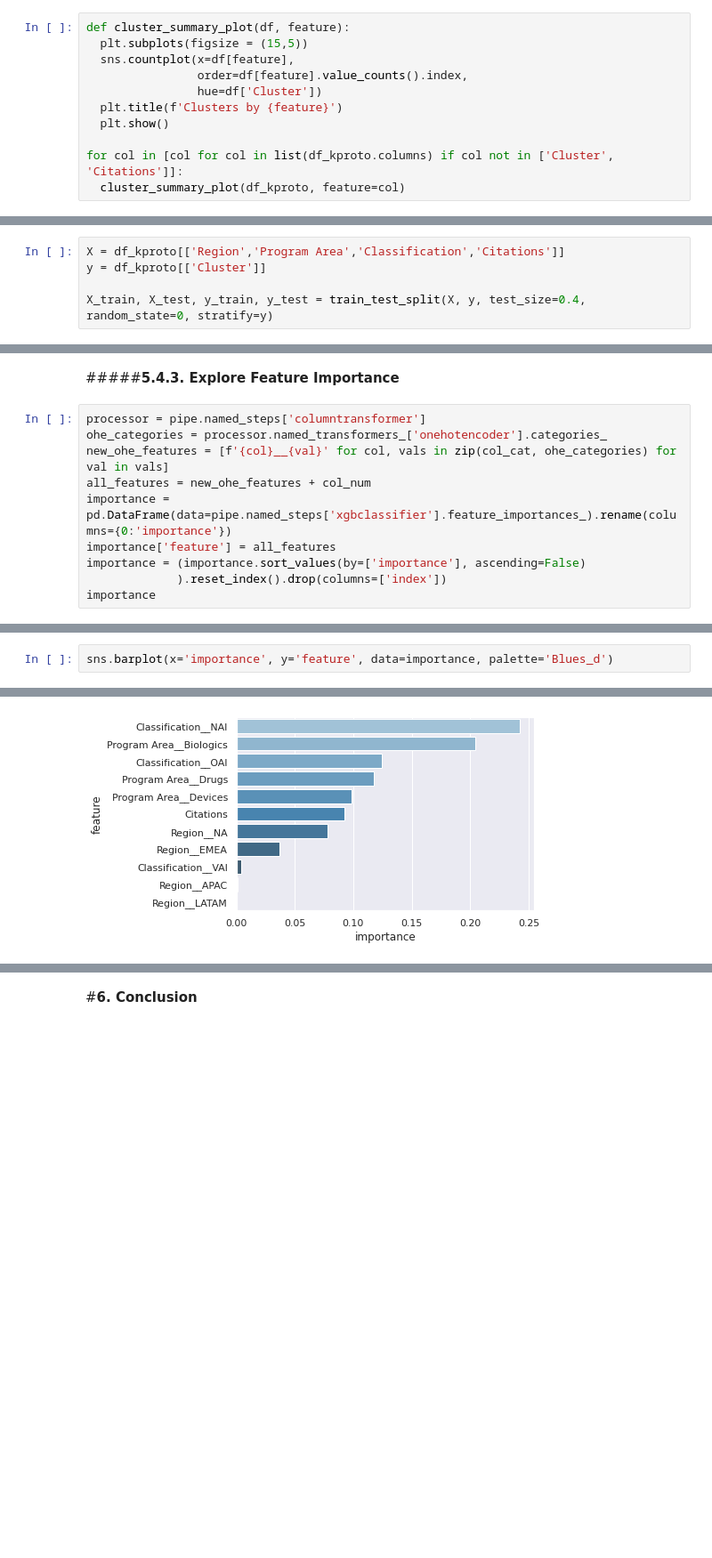
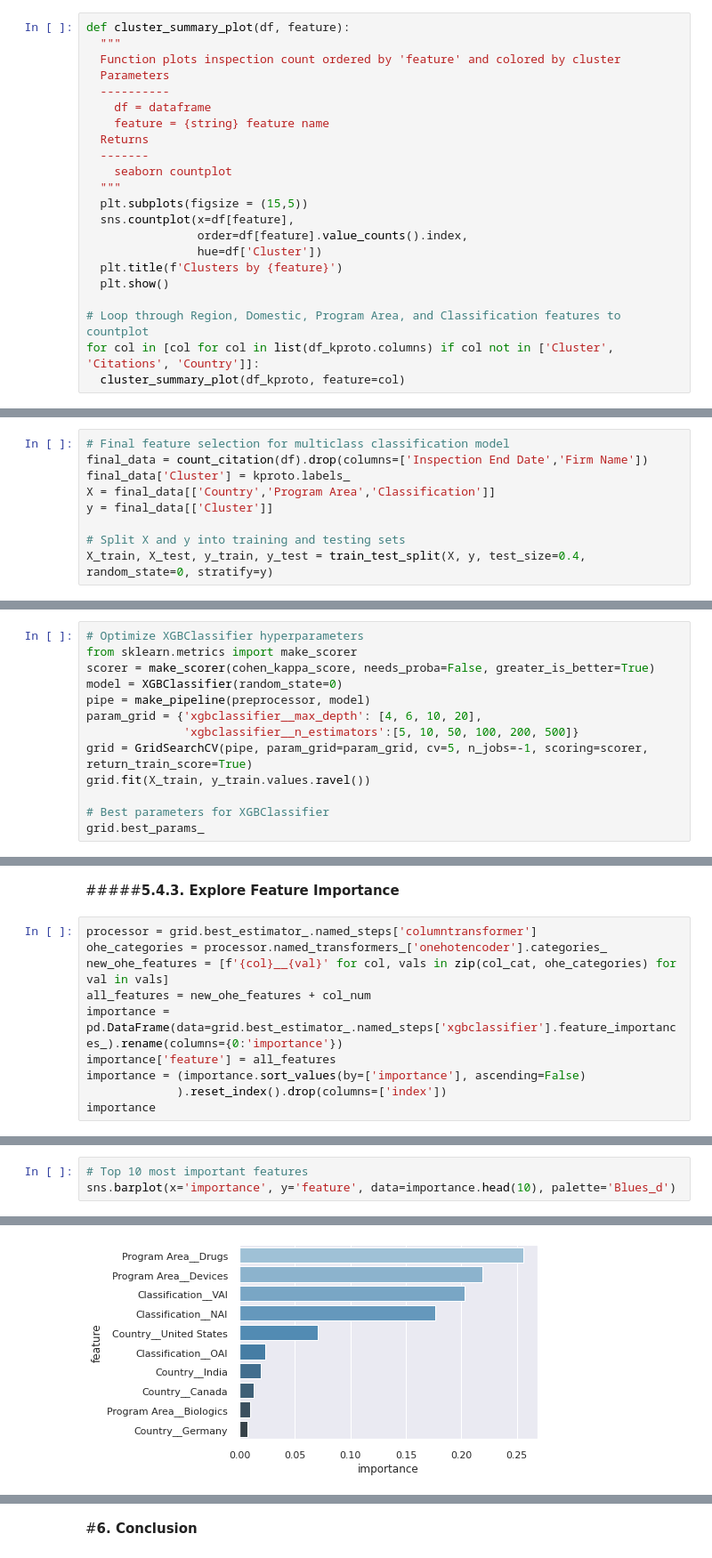
Before and after one commit to hugo-ta/Regulatory-Inspections, a Jupyter notebook: FDA_Observations_Cluster_Analysis_KPrototypes_UMAP.ipynb, the cells around one changed output, grey strips where cells are left out. Shown at 89% size. Saved outputs shown, nothing was run; the diff lists cells and outputs as text; blank space fills up the shorter version.

```diff
--- a/FDA_Observations_Cluster_Analysis_KPrototypes_UMAP.ipynb
+++ b/FDA_Observations_Cluster_Analysis_KPrototypes_UMAP.ipynb
@@ -537,5 +588,15 @@ After assiging inspections to clusters, we visually explore characteristics of e
 # %%
 def cluster_summary_plot(df, feature):
+  """
+  Function plots inspection count ordered by 'feature' and colored by cluster
+  Parameters
+  ----------
+    df = dataframe
+    feature = {string} feature name
+  Returns
+  -------
+    seaborn countplot
+  """
   plt.subplots(figsize = (15,5))
   sns.countplot(x=df[feature],
                 order=df[feature].value_counts().index,
@@ -543,6 +604,7 @@ def cluster_summary_plot(df, feature):
   plt.title(f'Clusters by {feature}')
   plt.show()
 
-for col in [col for col in list(df_kproto.columns) if col not in ['Cluster', 'Citations']]:
+# Loop through Region, Domestic, Program Area, and Classification features to countplot
+for col in [col for col in list(df_kproto.columns) if col not in ['Cluster', 'Citations', 'Country']]:
   cluster_summary_plot(df_kproto, feature=col)
 # %% [output]
@@ -585,7 +655,11 @@ Lastly, we build a multi-class classification model to predict clusters as a mea
 # %% [markdown]
 #####**5.4.1. Construct Model Pipeline**
 # %%
-X = df_kproto[['Region','Program Area','Classification','Citations']]
-y = df_kproto[['Cluster']]
+# Final feature selection for multiclass classification model
+final_data = count_citation(df).drop(columns=['Inspection End Date','Firm Name'])
+final_data['Cluster'] = kproto.labels_
+X = final_data[['Country','Program Area','Classification']]
+y = final_data[['Cluster']]
 
+# Split X and y into training and testing sets
 X_train, X_test, y_train, y_test = train_test_split(X, y, test_size=0.4, random_state=0, stratify=y)
@@ -639,0 +768,13 @@ Pipeline(memory=None,
+# %%
+# Optimize XGBClassifier hyperparameters
+from sklearn.metrics import make_scorer
+scorer = make_scorer(cohen_kappa_score, needs_proba=False, greater_is_better=True)
+model = XGBClassifier(random_state=0)
+pipe = make_pipeline(preprocessor, model)
+param_grid = {'xgbclassifier__max_depth': [4, 6, 10, 20],
+              'xgbclassifier__n_estimators':[5, 10, 50, 100, 200, 500]}
+grid = GridSearchCV(pipe, param_grid=param_grid, cv=5, n_jobs=-1, scoring=scorer, return_train_score=True)
+grid.fit(X_train, y_train.values.ravel())
+
+# Best parameters for XGBClassifier
+grid.best_params_
@@ -655,11 +814,11 @@ image
 # %% [markdown]
 #####**5.4.3. Explore Feature Importance**
 # %%
-processor = pipe.named_steps['columntransformer']
+processor = grid.best_estimator_.named_steps['columntransformer']
 ohe_categories = processor.named_transformers_['onehotencoder'].categories_
 new_ohe_features = [f'{col}__{val}' for col, vals in zip(col_cat, ohe_categories) for val in vals]
 all_features = new_ohe_features + col_num
-importance = pd.DataFrame(data=pipe.named_steps['xgbclassifier'].feature_importances_).rename(columns={0:'importance'})
+importance = pd.DataFrame(data=grid.best_estimator_.named_steps['xgbclassifier'].feature_importances_).rename(columns={0:'importance'})
 importance['feature'] = all_features
 importance = (importance.sort_values(by=['importance'], ascending=False)
              ).reset_index().drop(columns=['index'])
@@ -680,5 +841,6 @@ importance
 # %%
-sns.barplot(x='importance', y='feature', data=importance, palette='Blues_d')
+# Top 10 most important features
+sns.barplot(x='importance', y='feature', data=importance.head(10), palette='Blues_d')
 # %% [output]
 <matplotlib.axes._subplots.AxesSubplot at 0x...>
-[figure, old version]
+[figure, new version]
```
Also changed, not shown: parts of 55 cells of this notebook.
